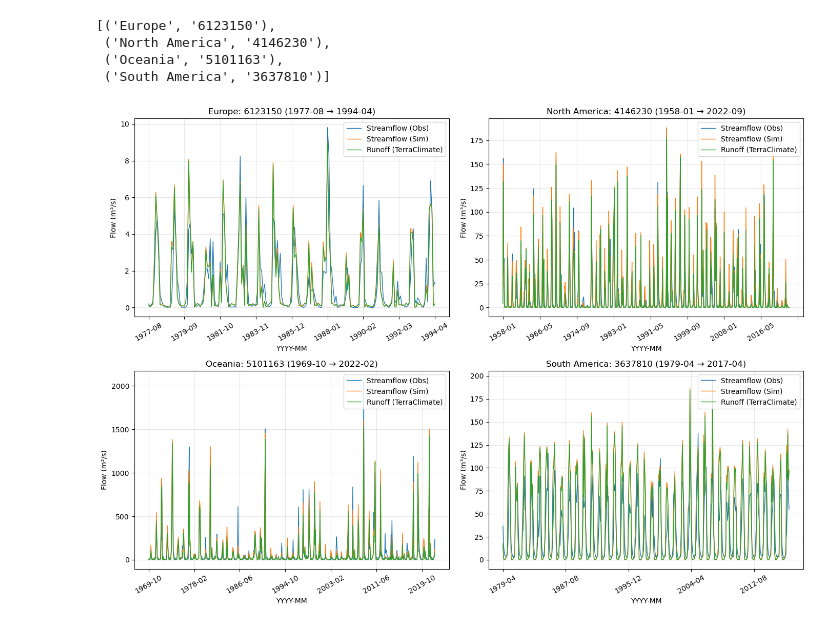
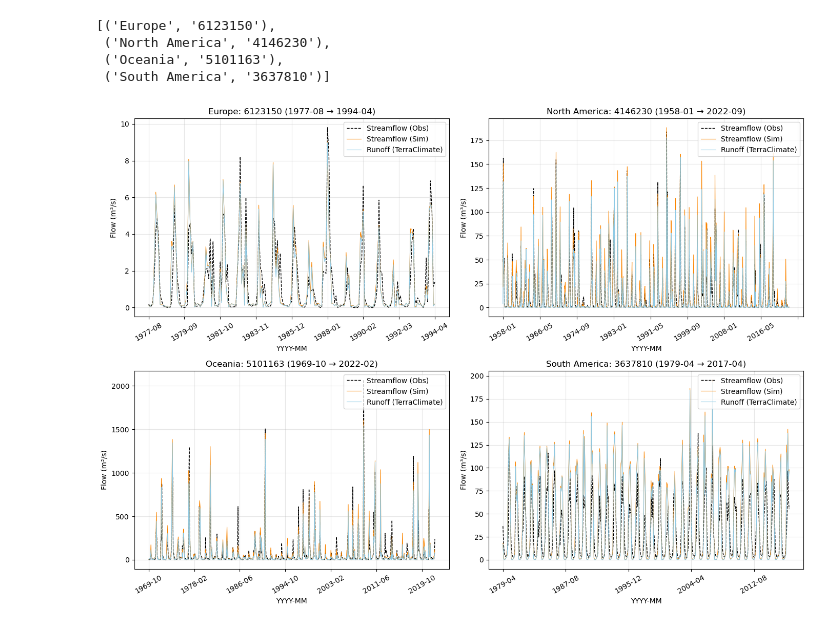
Before and after one commit to jevago262000/PhD_1-Water_Balance, a Jupyter notebook: 10.baseflow_index.ipynb, the cells around one changed output. Saved outputs shown, nothing was run; the diff lists cells and outputs as text; code cells hidden in the pictures.

```diff
--- a/10.baseflow_index.ipynb
+++ b/10.baseflow_index.ipynb
@@ -511,32 +511,44 @@ for ax, (label, st) in zip(axes, selected_stations):
     # extract series from the three data sources; handle missing columns gracefully
     sf_ser = sf_df.loc[start:end, st] if st in sf_df.columns else None
     sf_ser.index = sf_ser.index.strftime('%Y-%m')
     sim_ser = sim_df_pivoted.loc[start:end, st] if st in sim_df_pivoted.columns else None
     ro_ser = ro_df_pivoted.loc[start:end, st] if st in ro_df_pivoted.columns else None
 
     # combine and drop NaNs for plotting
     plot_df = pd.DataFrame({
         'Streamflow (Obs)': sf_ser,
         'Streamflow (Sim)': sim_ser,
         'Runoff (TerraClimate)': ro_ser
     })
 
     if plot_df.dropna(how='all').empty:
         ax.text(0.5, 0.5, f"No overlap data for {st}", ha='center')
         ax.set_title(f"{label}: {st}")
         continue
 
-    plot_df.plot(ax=ax, linewidth=1)
+    styles = {
+        'Series1': {'color': 'black', 'linestyle': '--', 'linewidth': 1},
+        'Series2': {'color': '#fb8500', 'linestyle': '-', 'linewidth': 0.8},
+        'Series3': {'color': '#8ecae6', 'linestyle': '-', 'linewidth': 0.8},
+    }
+
+    ax = plot_df.plot(ax=ax)
+
+    # Apply custom styles to each line
+    for line, (colname, opts) in zip(ax.lines, styles.items()):
+        plt.setp(line, **opts)
+
+    #plot_df.plot(ax=ax, linewidth=1)
     ax.set_title(f"{label}: {st} ({start} → {end})")
     ax.set_ylabel("Flow (m\u00B3/s)")
     ax.legend(loc='upper right')
     ax.grid(alpha=0.3)
 
 # tidy up
 for a in axes:
     for label in a.get_xticklabels():
         label.set_rotation(30)
 plt.tight_layout()
 plt.show()
 # %% [output]
-[figure, old version]
+[figure, new version]
```
